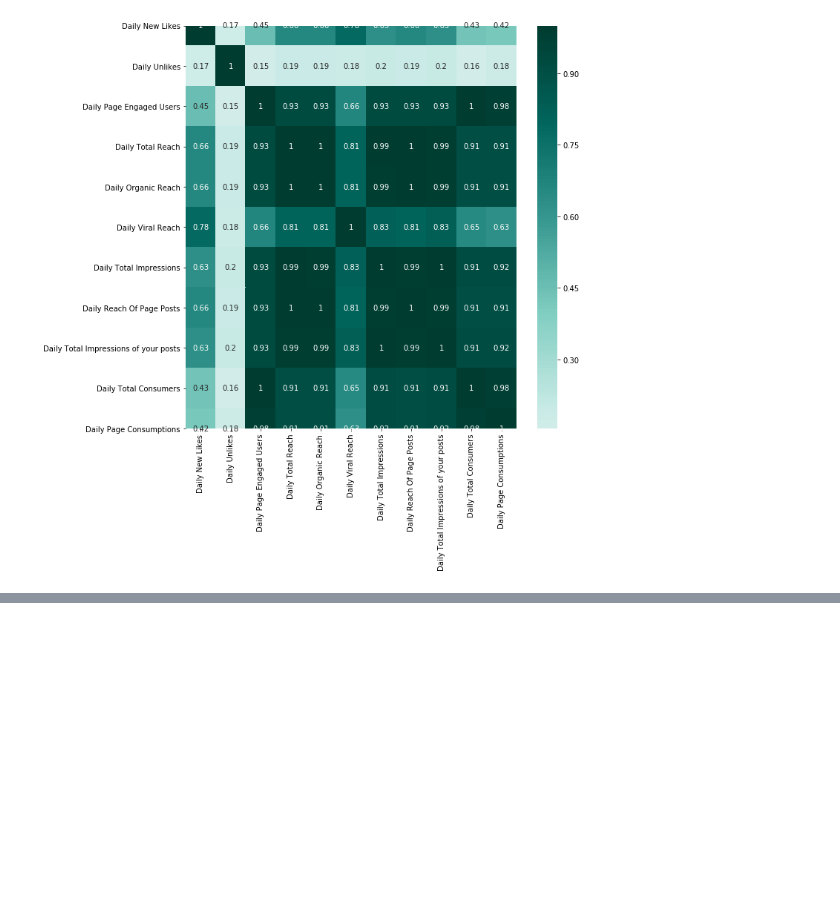
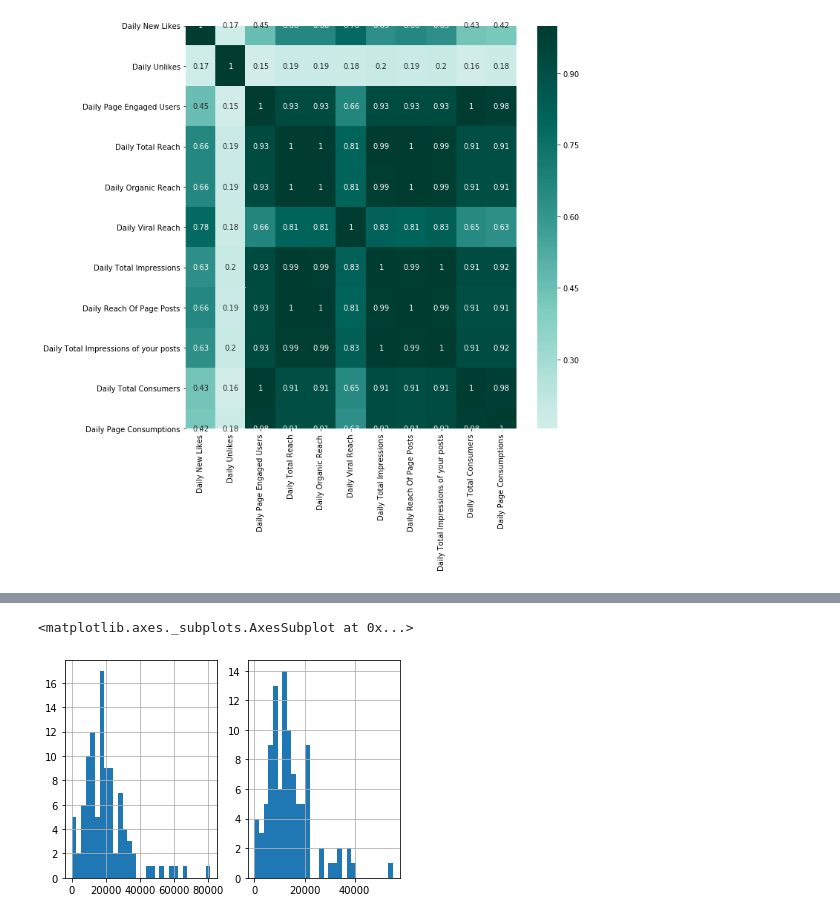
Before and after one commit to pathompong-y/facebookinsightanalytics, a Jupyter notebook: FB.ipynb, the cells around one changed output, grey strips where cells are left out. Saved outputs shown, nothing was run; the diff lists cells and outputs as text; code cells hidden in the pictures; blank space fills up the shorter version.

```diff
--- a/FB.ipynb
+++ b/FB.ipynb
@@ -342,0 +338,7 @@ Now, predict the daily new page like. Since we have very low amount of data we w
+# %%
+f, axes = plt.subplots(1, 2)
+df1['Total Impression'].hist(bins=30, ax=axes[0])
+df1['Total Reach'].hist(bins=30, ax=axes[1])
+# %% [output]
+<matplotlib.axes._subplots.AxesSubplot at 0x...>
+[figure, added]
```
Also changed, not shown: parts of 36 cells of this notebook.
